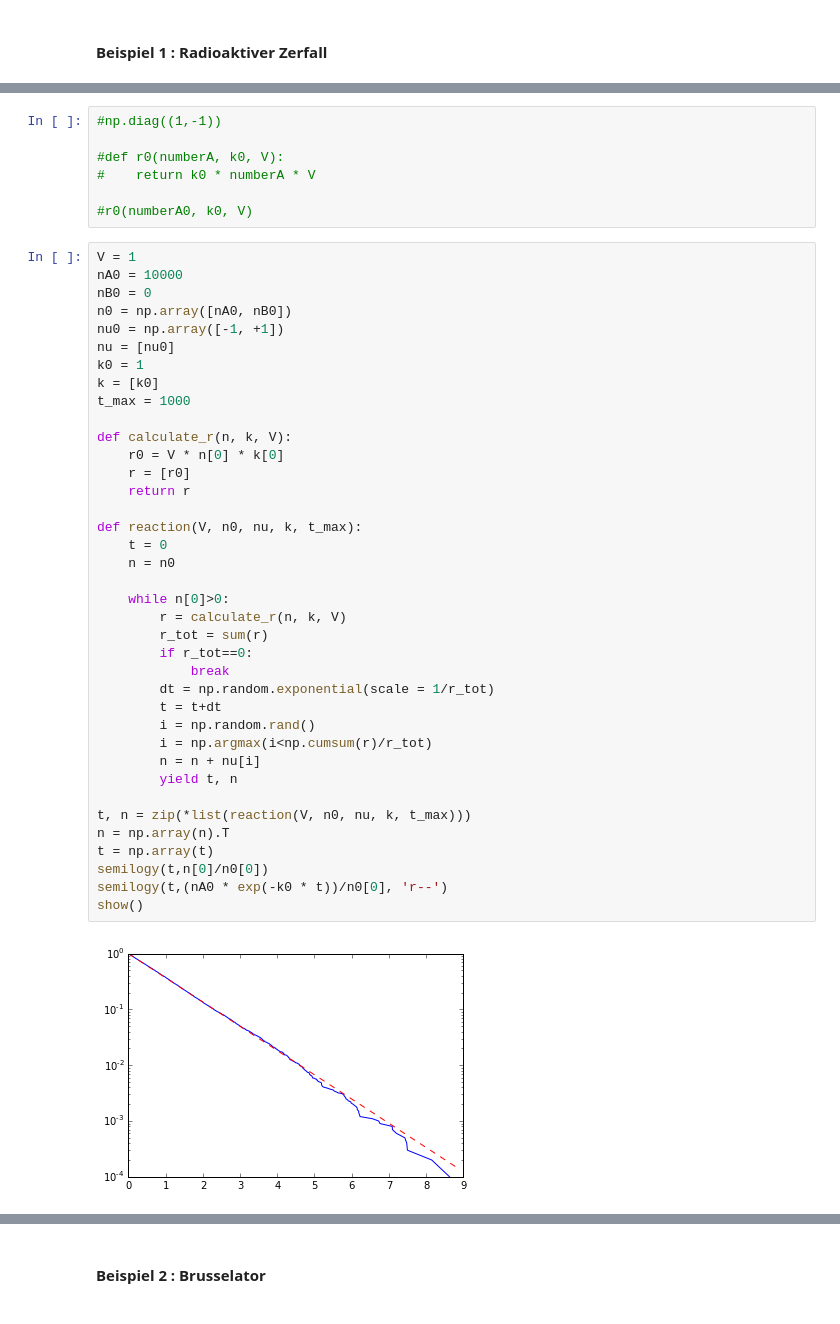
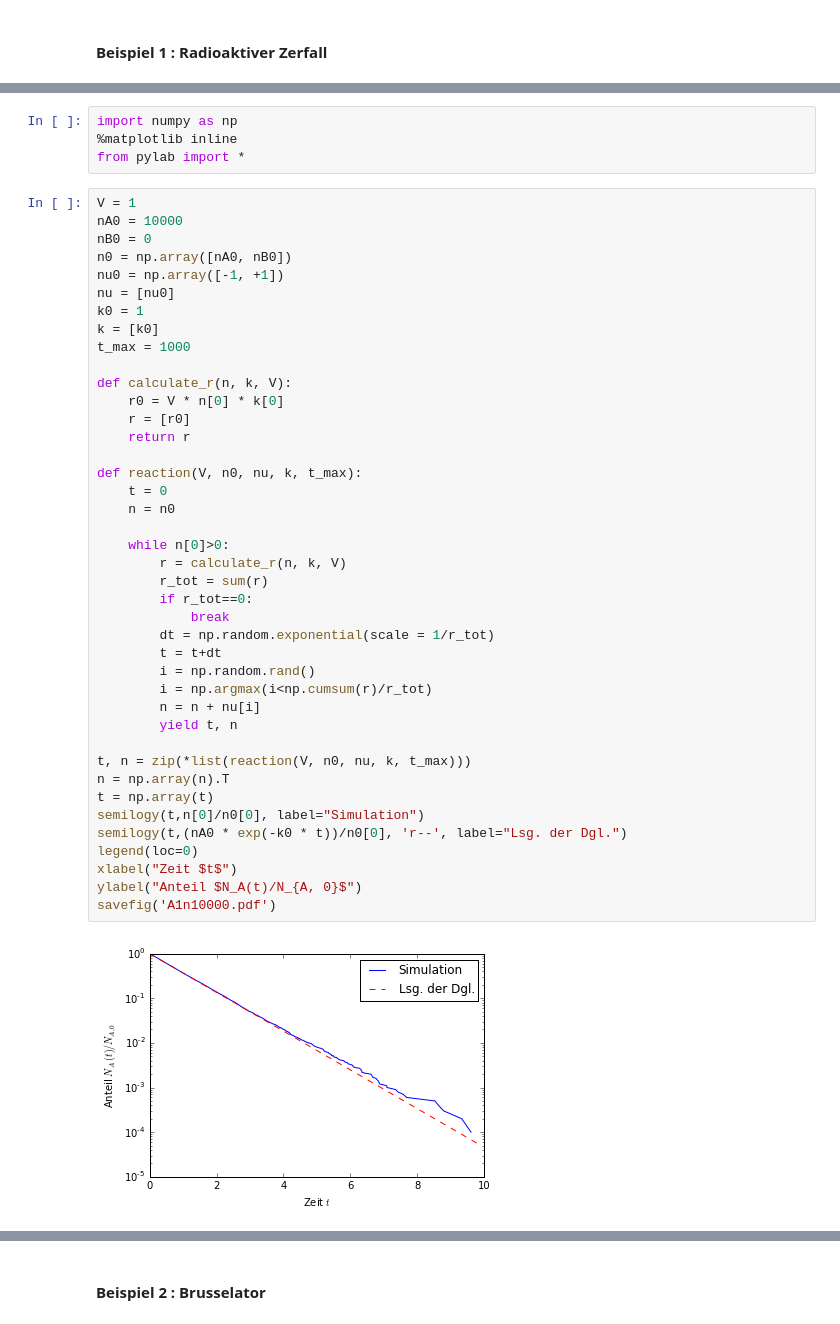
Before and after one commit to juliakirchner/scicomp15-16, a Jupyter notebook: Chemisches-Rauschen.ipynb, the cells around one changed output, grey strips where cells are left out. Drawn from its saved outputs; the diff is of its cells as text.

```diff
--- a/Chemisches-Rauschen.ipynb
+++ b/Chemisches-Rauschen.ipynb
@@ -58,10 +45,7 @@ from pylab import *
-# %%
-#np.diag((1,-1))
-
-#def r0(numberA, k0, V):
-#    return k0 * numberA * V
-
-#r0(numberA0, k0, V)
+# %%
+import numpy as np
+%matplotlib inline
+from pylab import *
 # %%
 V = 1
 nA0 = 10000
@@ -71,37 +55,40 @@ nu0 = np.array([-1, +1])
 nu = [nu0]
 k0 = 1
 k = [k0]
 t_max = 1000
 
 def calculate_r(n, k, V):
     r0 = V * n[0] * k[0]
     r = [r0]
     return r
 
 def reaction(V, n0, nu, k, t_max):
     t = 0
     n = n0
 
     while n[0]>0:
         r = calculate_r(n, k, V)
         r_tot = sum(r)
         if r_tot==0:
             break
         dt = np.random.exponential(scale = 1/r_tot)
         t = t+dt
         i = np.random.rand()
         i = np.argmax(i<np.cumsum(r)/r_tot)
         n = n + nu[i]
         yield t, n
 
 t, n = zip(*list(reaction(V, n0, nu, k, t_max)))
 n = np.array(n).T
 t = np.array(t)
-semilogy(t,n[0]/n0[0])
-semilogy(t,(nA0 * exp(-k0 * t))/n0[0], 'r--')
-show()
+semilogy(t,n[0]/n0[0], label="Simulation")
+semilogy(t,(nA0 * exp(-k0 * t))/n0[0], 'r--', label="Lsg. der Dgl.")
+legend(loc=0)
+xlabel("Zeit $t$")
+ylabel("Anteil $N_A(t)/N_{A, 0}$")
+savefig('A1n10000.pdf')
 # %% [output]
-[figure, old version]
+[figure, new version]
 # %%
 i = 0.4
 example = np.array([1,2,3])
```
Also changed, not shown: parts of 3 cells of this notebook, 7 other files.
